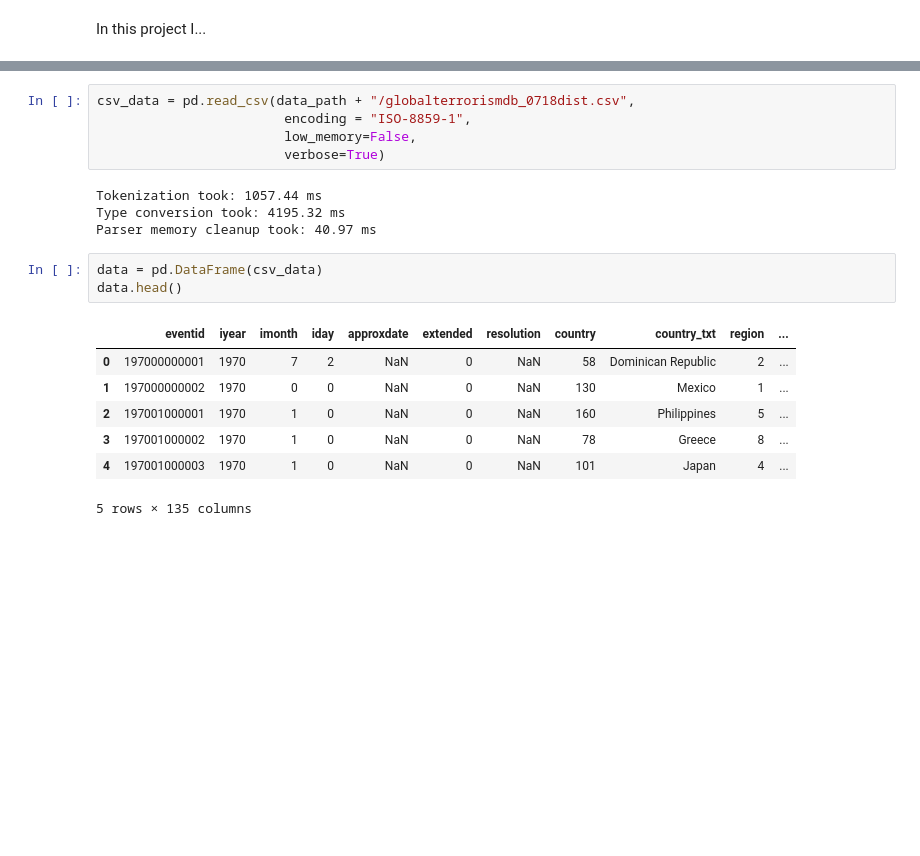
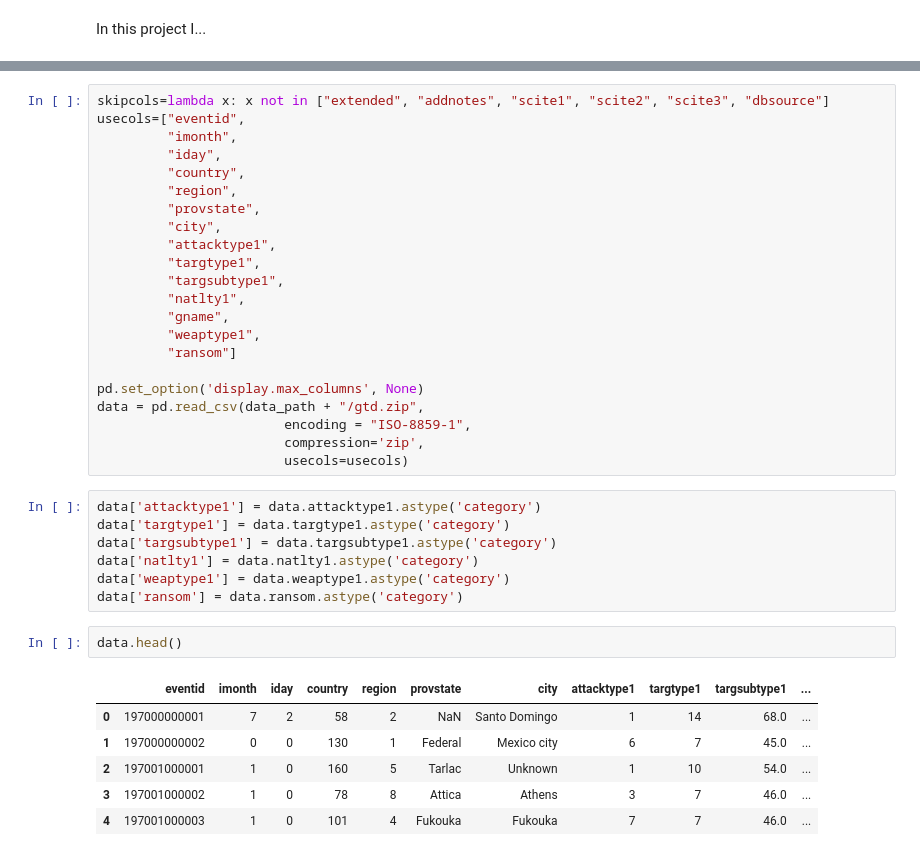
Before and after one commit to stevensroczynski/global-terrorism-predictor, a Jupyter notebook: gtp.ipynb, the cells around one changed output, grey strips where cells are left out. Drawn from its saved outputs; the diff is of its cells as text; blank space fills up the shorter version.

```diff
--- a/gtp.ipynb
+++ b/gtp.ipynb
@@ -15,20 +16,38 @@ Downloading gtd.zip to ./data
-# %%
-csv_data = pd.read_csv(data_path + "/globalterrorismdb_0718dist.csv",
-                        encoding = "ISO-8859-1",
-                        low_memory=False,
-                        verbose=True)
-# %% [output]
-Tokenization took: 1057.44 ms
-Type conversion took: 4195.32 ms
-Parser memory cleanup took: 40.97 ms
+# %%
+skipcols=lambda x: x not in ["extended", "addnotes", "scite1", "scite2", "scite3", "dbsource"]
+usecols=["eventid",
+         "imonth",
+         "iday",
+         "country",
+         "region",
+         "provstate",
+         "city",
+         "attacktype1",
+         "targtype1",
+         "targsubtype1",
+         "natlty1",
+         "gname",
+         "weaptype1",
+         "ransom"]
+
+pd.set_option('display.max_columns', None)
+data = pd.read_csv(data_path + "/gtd.zip",
+                        encoding = "ISO-8859-1",
+                        compression='zip',
+                        usecols=usecols)
+# %%
+data['attacktype1'] = data.attacktype1.astype('category')
+data['targtype1'] = data.targtype1.astype('category')
+data['targsubtype1'] = data.targsubtype1.astype('category')
+data['natlty1'] = data.natlty1.astype('category')
+data['weaptype1'] = data.weaptype1.astype('category')
+data['ransom'] = data.ransom.astype('category')
 # %%
-data = pd.DataFrame(csv_data)
 data.head()
 # %% [output]
-|  | eventid | iyear | imonth | iday | approxdate | extended | resolution | country | country_txt | region | ... |
-| 0 | 197000000001 | 1970 | 7 | 2 | NaN | 0 | NaN | 58 | Dominican Republic | 2 | ... |
-| 1 | 197000000002 | 1970 | 0 | 0 | NaN | 0 | NaN | 130 | Mexico | 1 | ... |
-| 2 | 197001000001 | 1970 | 1 | 0 | NaN | 0 | NaN | 160 | Philippines | 5 | ... |
-| 3 | 197001000002 | 1970 | 1 | 0 | NaN | 0 | NaN | 78 | Greece | 8 | ... |
-| 4 | 197001000003 | 1970 | 1 | 0 | NaN | 0 | NaN | 101 | Japan | 4 | ... |
+|  | eventid | imonth | iday | country | region | provstate | city | attacktype1 | targtype1 | targsubtype1 | ... |
+| 0 | 197000000001 | 7 | 2 | 58 | 2 | NaN | Santo Domingo | 1 | 14 | 68.0 | ... |
+| 1 | 197000000002 | 0 | 0 | 130 | 1 | Federal | Mexico city | 6 | 7 | 45.0 | ... |
+| 2 | 197001000001 | 1 | 0 | 160 | 5 | Tarlac | Unknown | 1 | 10 | 54.0 | ... |
+| 3 | 197001000002 | 1 | 0 | 78 | 8 | Attica | Athens | 3 | 7 | 46.0 | ... |
+| 4 | 197001000003 | 1 | 0 | 101 | 4 | Fukouka | Fukouka | 7 | 7 | 46.0 | ... |
-5 rows × 135 columns
```
Also changed, not shown: parts of 7 cells of this notebook, 1 other file.
